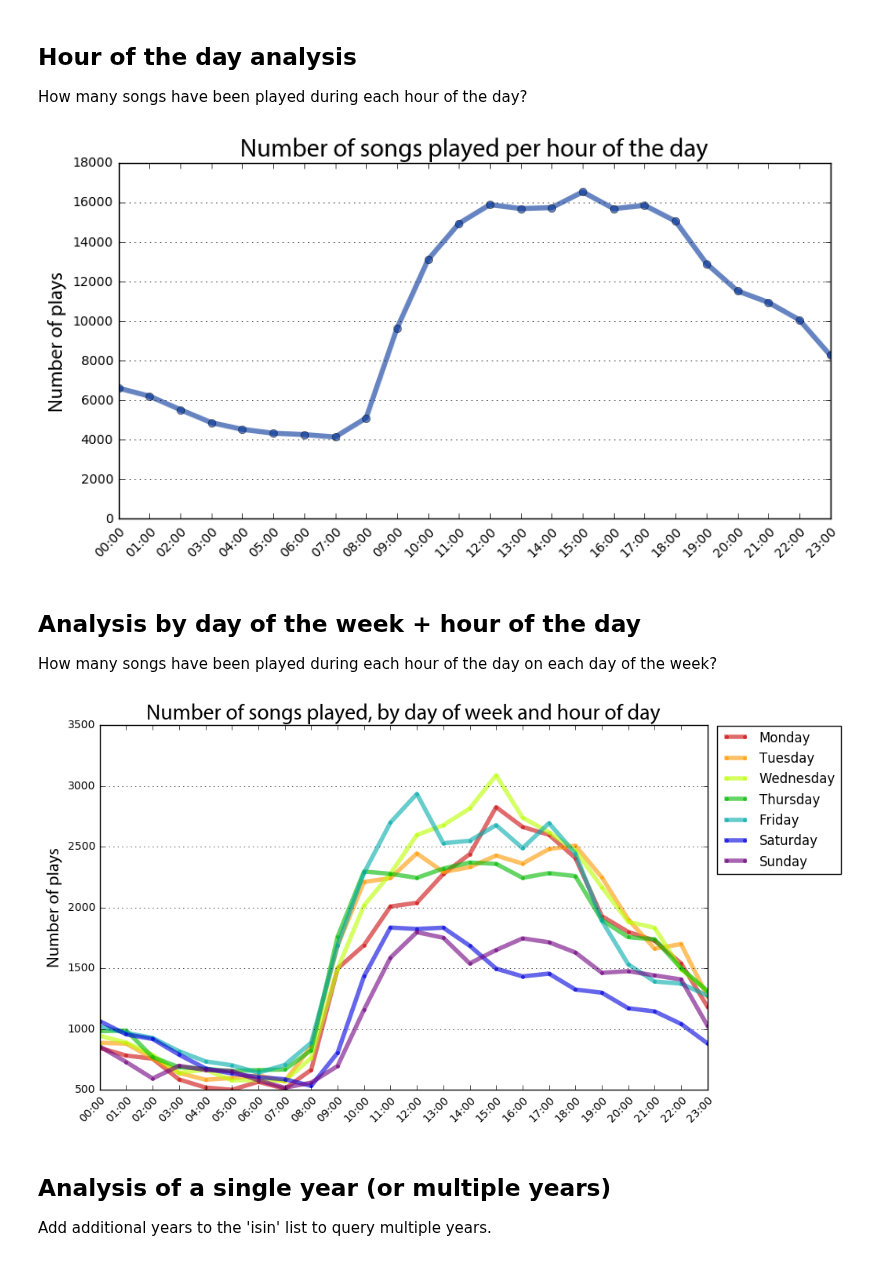
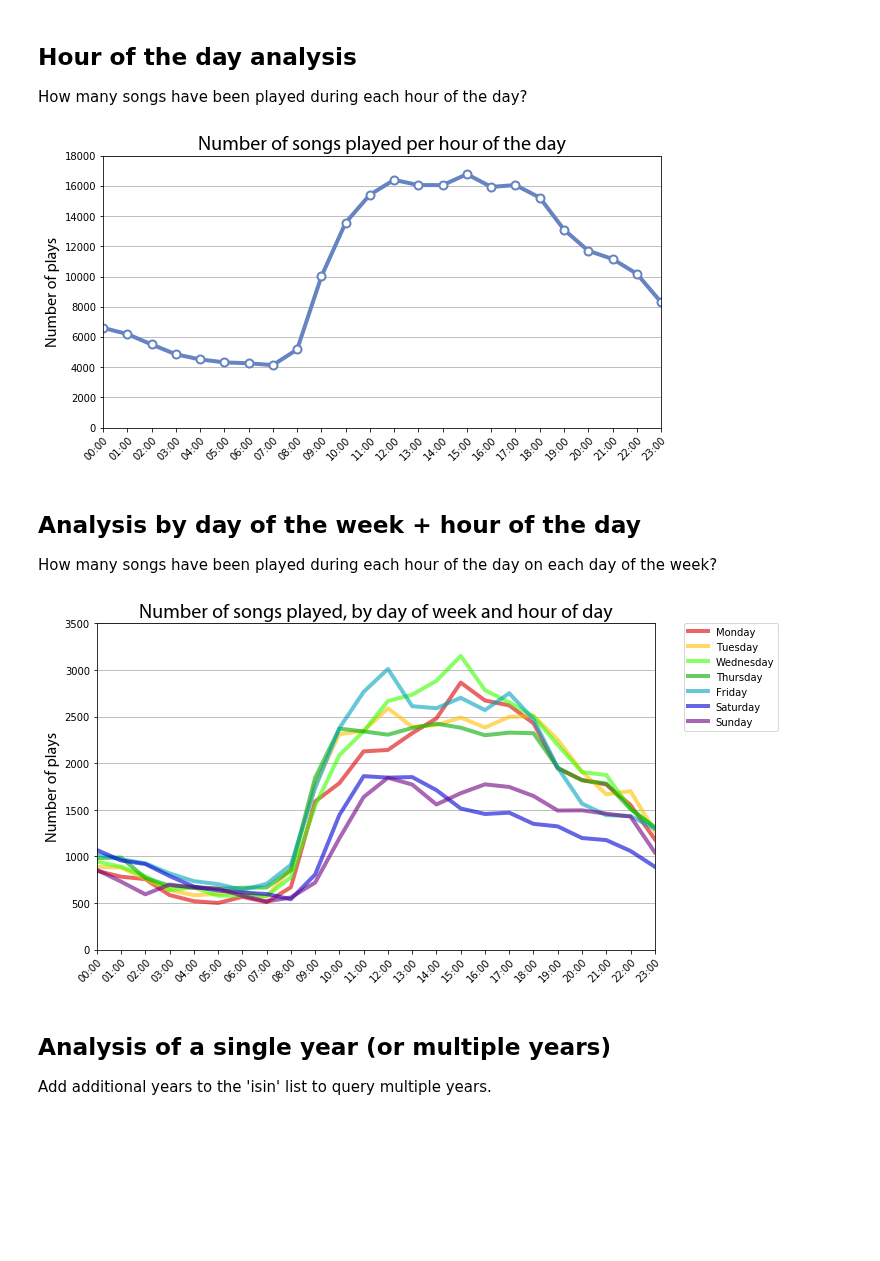
Before and after one commit to gboeing/data-visualization, a Jupyter notebook: lastfm-listening-history/lastfm_analysis.ipynb, the cells around one changed output. Cells and saved outputs as stored; diff of their text form; code cells hidden in the pictures; blank space fills up the shorter version.

```diff
--- a/lastfm-listening-history/lastfm_analysis.ipynb
+++ b/lastfm-listening-history/lastfm_analysis.ipynb
@@ -246,7 +269,8 @@ plt.show()
 How many songs have been played during each hour of the day?
 # %%
 hour_counts = scrobbles['hour'].value_counts().sort_index()
-ax = hour_counts.plot(kind='line', figsize=[10, 5], linewidth='4', alpha=0.6, marker='o', color='#003399')
+ax = hour_counts.plot(kind='line', figsize=[10, 5], linewidth=4, alpha=1, marker='o', color='#6684c1',
+                      markeredgecolor='#6684c1', markerfacecolor='w', markersize=8, markeredgewidth=2)
 
 xlabels = hour_counts.index.map(lambda x: '{:02}:00'.format(x))
 ax.set_xticks(range(len(xlabels)))
@@ -261,7 +285,7 @@ ax.set_title('Number of songs played per hour of the day', fontproperties=title_
 plt.savefig('images/lastfm-scrobbles-per-hour.png', dpi=96, bbox_inches='tight')
 plt.show()
 # %% [output]
-[figure, old version]
+[figure, new version]
 # %% [markdown]
 ## Analysis by day of the week + hour of the day
 
@@ -274,28 +298,29 @@ day_numbers = weekday_hour_counts.index.levels[0]
 day_names = {0:'Monday', 1:'Tuesday', 2:'Wednesday', 3:'Thursday', 4:'Friday', 5:'Saturday', 6:'Sunday'}
 # %%
 # get one color per day of week
-colors = get_colors('spectral', n=len(day_numbers), start=0.05, stop=0.95, reverse=True)
+colors = get_colors('nipy_spectral_r', n=len(day_numbers), start=0.1, stop=0.95)
 
 fig, ax = plt.subplots(figsize=[10, 6])
 lines = []
 for day, c in zip(day_numbers, colors):
-    ax = weekday_hour_counts[day].plot(kind='line', linewidth='4', alpha=0.6, marker='.', color=c)
+    ax = weekday_hour_counts[day].plot(kind='line', linewidth=4, alpha=0.6, color=c)
     lines.append(day_names[day])
 
 xlabels = hour_numbers.map(lambda x: '{:02}:00'.format(x))
 ax.set_xticks(range(len(xlabels)))
 ax.set_xticklabels(xlabels, rotation=45, rotation_mode='anchor', ha='right')
 
 ax.yaxis.grid(True)
+ax.set_ylim([0, 3500])
 ax.set_ylabel('Number of plays', fontproperties=label_font)
 ax.set_xlabel('', fontproperties=label_font)
 ax.set_title('Number of songs played, by day of week and hour of day', fontproperties=title_font)
 ax.legend(lines, loc='upper right', bbox_to_anchor=(1.23,1.017))
 
 plt.savefig('images/lastfm-scrobbles-days-hours.png', dpi=96, bbox_inches='tight')
 plt.show()
 # %% [output]
-[figure, old version]
+[figure, new version]
 # %% [markdown]
 ## Analysis of a single year (or multiple years)
 
```
Also changed, not shown: parts of 28 cells of this notebook, 23 other files.
